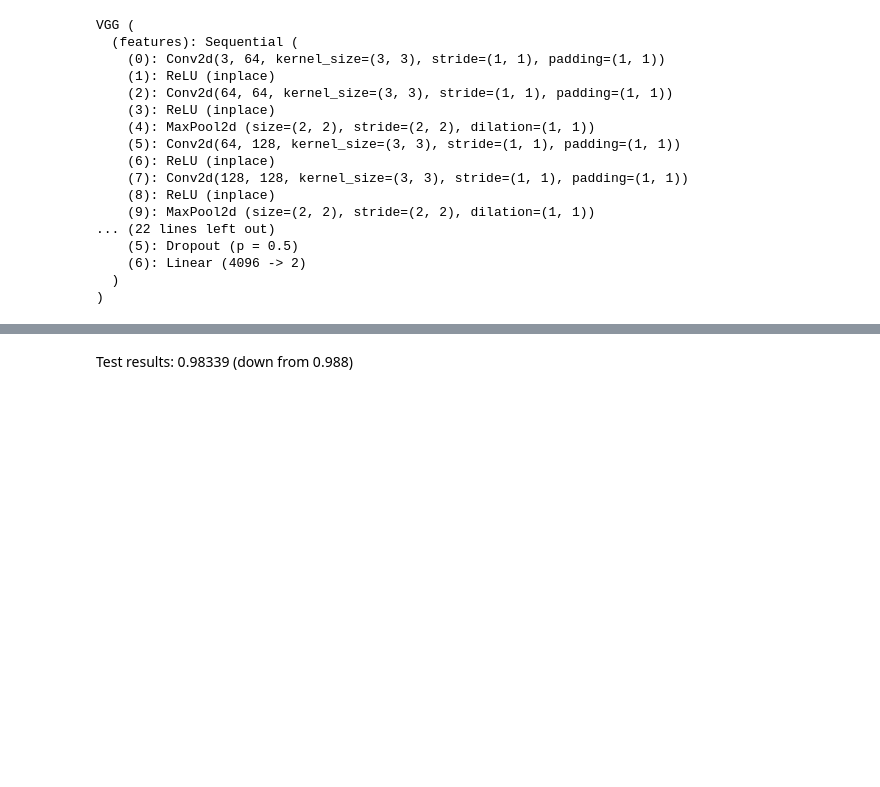
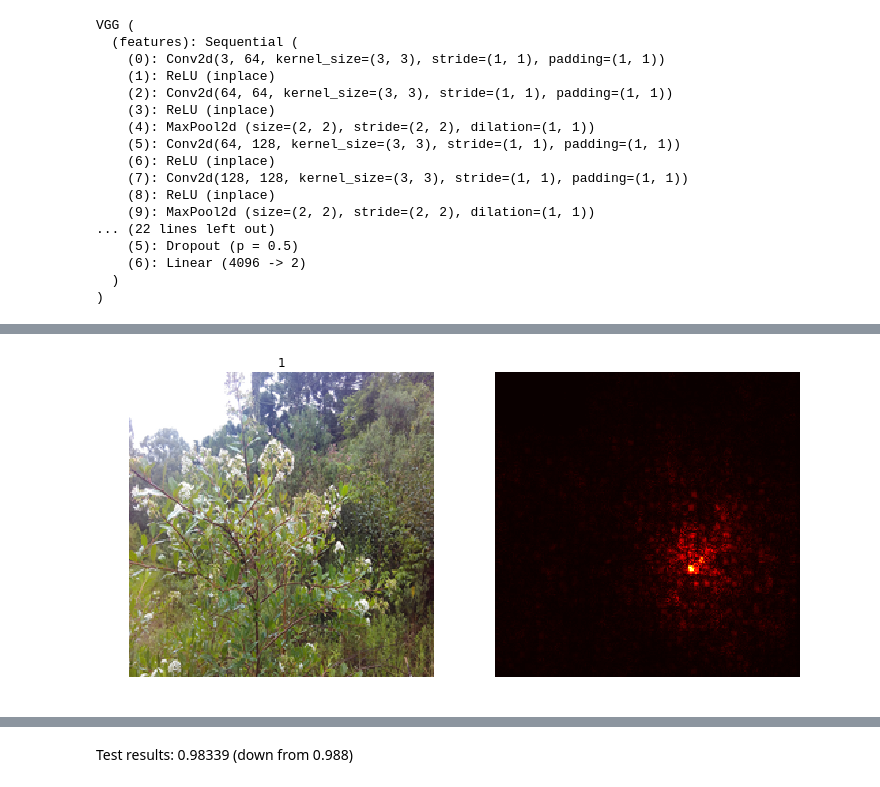
Before and after one commit to christydennison/cs231n-final, a Jupyter notebook: ResNet_Ensemble.ipynb, the cells around one changed output, grey strips where cells are left out. Cells and saved outputs as stored; diff of their text form; code cells hidden in the pictures; blank space fills up the shorter version.

```diff
--- a/ResNet_Ensemble.ipynb
+++ b/ResNet_Ensemble.ipynb
@@ -623,0 +703,5 @@ F1 score 0.993215739484
+# %%
+false_positives = incorrects_ave[1]
+show_saliency_maps(torch.cat(false_positives,0), torch.zeros(len(false_positives)).type(torch.cuda.LongTensor), '1', model_101)
+# %% [output]
+[figure, added]
```
Also changed, not shown: parts of 26 cells of this notebook, 1 other file.
